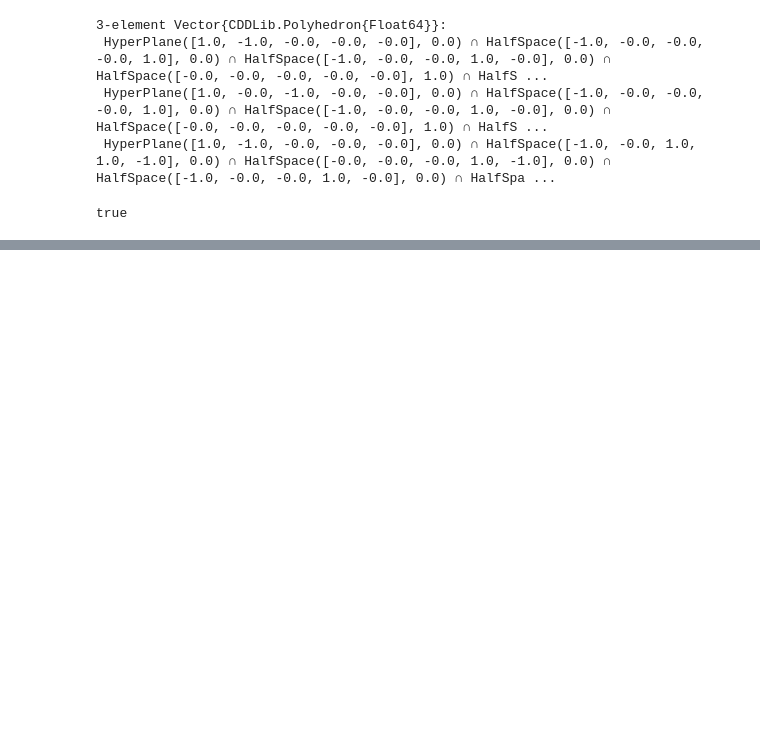
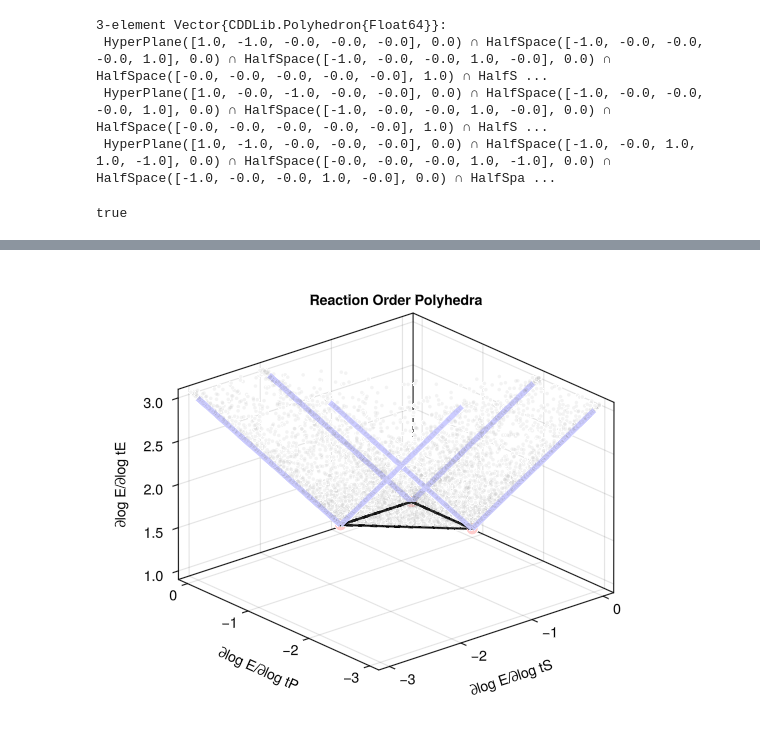
Before and after one commit to Qinguo25/BindingAndCatalysis.jl, a Jupyter notebook: Examples/unfinished_or_outdated_stuff/Compete_binding.ipynb, the cells around one changed output, grey strips where cells are left out. Drawn from its saved outputs; the diff is of its cells as text; code cells hidden in the pictures; blank space fills up the shorter version.

```diff
--- a/Examples/unfinished_or_outdated_stuff/Compete_binding.ipynb
+++ b/Examples/unfinished_or_outdated_stuff/Compete_binding.ipynb
@@ -206,9 +175,0 @@ This example is to illustrate the difference between direct binding and compete
-# %%
-        #DNA Promoter :TALE  DNA-P DNA-X
-x_sym = [:D,    :P,   :X  , :C₁ , :C₂]
-N =     [ 2      1     0      -1    0
-         1      0     1        0    -1]
-
-q_sym = [:tD, :tP, :tX]
-
-model = Bnc(N=N,x_sym=x_sym,q_sym=q_sym)
@@ -290,2 +175,0 @@ _calculate_P_P0(model,[4,2,5])
-# %%
-show_x_space_constrains(model,[4,2,5],log_space=true)
@@ -610,0 +249,5 @@ generate_
+# %%
+f,ax = draw_ROP(model, [(:E, :tS), (:E, :tP), (:E, :tE)]; emphasize_regimes=[],npoints=100000)
+f
+# %% [output]
+[figure, added]
```
Also changed, not shown: parts of 85 cells of this notebook, 3 other files.
